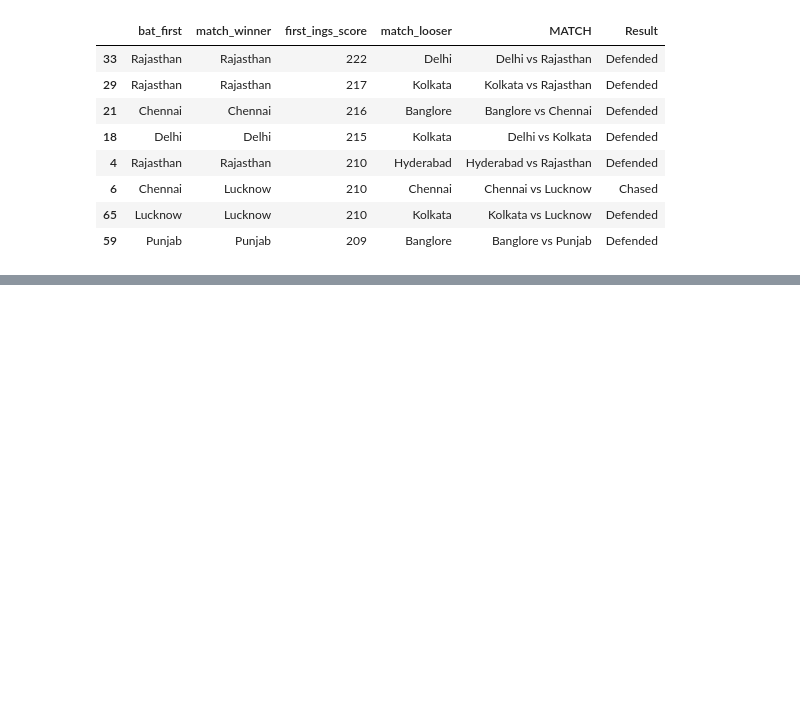
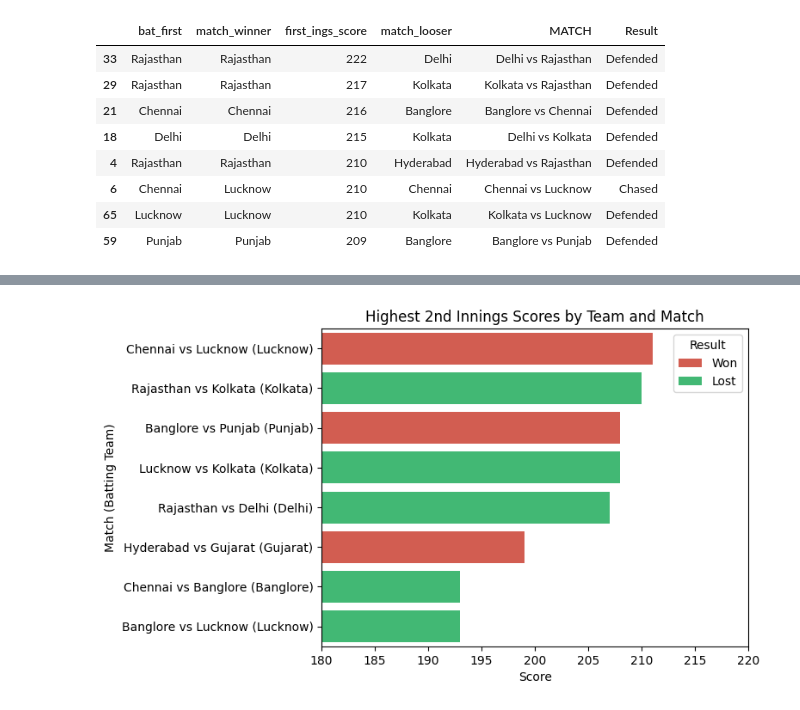
Before and after one commit to jhaji-17/Data-Science-Practice, a Jupyter notebook: IPL_2022_Analysis.ipynb, the cells around one changed output, grey strips where cells are left out. Cells and saved outputs as stored; diff of their text form; code cells hidden in the pictures; blank space fills up the shorter version.

```diff
--- a/IPL_2022_Analysis.ipynb
+++ b/IPL_2022_Analysis.ipynb
@@ -242,0 +249,8 @@ ValueError: The palette dictionary is missing keys: {'Chased'}
+# %%
+highest_2nd_innings =df.nlargest(8,'second_ings_score')[['second_ings_score','bat_first','bat_second','match_winner','first_ings_score']]
+highest_2nd_innings["MATCH"]=highest_2nd_innings['bat_first'] + ' vs ' + highest_2nd_innings['bat_second']
+highest_2nd_innings['Result']=np.where(highest_2nd_innings['bat_second']==highest_2nd_innings['match_winner'],"Won","Lost")
+highest_2nd_innings['MATCH_TEAM'] = (
+    highest_2nd_innings['MATCH'] + " (" + highest_2nd_innings['bat_second'] + ")"
+)
+highest_2nd_innings
@@ -242,0 +267,16 @@ ValueError: The palette dictionary is missing keys: {'Chased'}
+# %%
+sns.barplot(
+    data=highest_2nd_innings,
+    x="second_ings_score",
+    y="MATCH_TEAM",
+    hue="Result",
+    palette={'Lost': '#2ecc71', 'Won': '#e74c3c'},
+
+)
+plt.title("Highest 2nd Innings Scores by Team and Match")
+plt.xlabel("Score")
+plt.ylabel("Match (Batting Team)")
+plt.xlim(180,220)
+plt.show()
+# %% [output]
+[figure, added]
```
Also changed, not shown: parts of 10 cells of this notebook.
